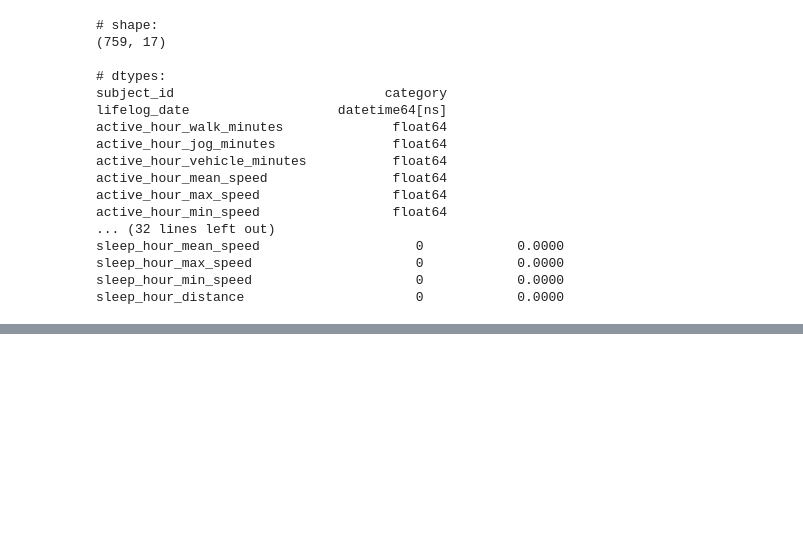
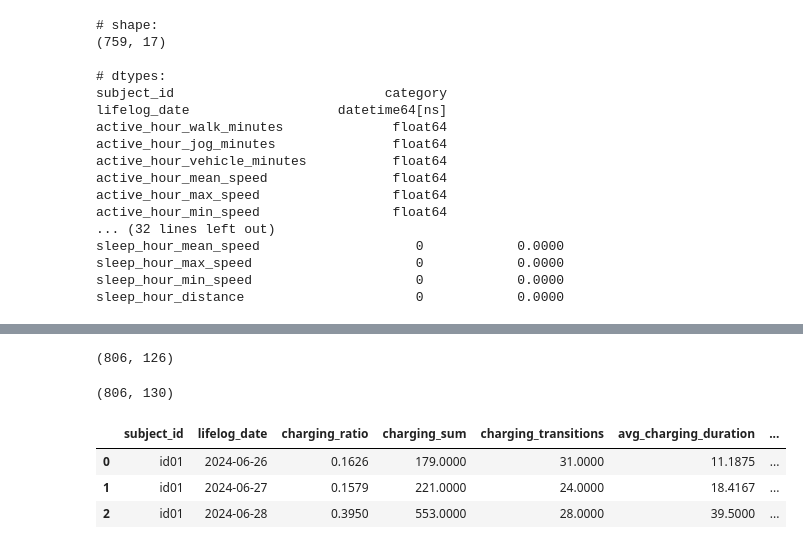
Before and after one commit to dmskorea/project8-The-4th-ETRI-AI-Human-Understanding-Competition, a Jupyter notebook: lhj/etri_refact.ipynb, the cells around one changed output, grey strips where cells are left out. Drawn from its saved outputs; the diff is of its cells as text; code cells hidden in the pictures; blank space fills up the shorter version.

```diff
--- a/lhj/etri_refact.ipynb
+++ b/lhj/etri_refact.ipynb
@@ -611,0 +1111,4 @@ np.float64(0.6271409749670619)
+# %%
+wPedo_ori = load_data(DataType.wPedo)
+wPedo_ori = shift_lifelog_date(wPedo_ori, target_hours=SLEEP_HOURS)
+len(wPedo_ori), wPedo_ori.head(1)
@@ -611,0 +1194,41 @@ np.float64(0.6271409749670619)
+# %%
+df_list = [
+    mACStatus,
+    mActivity,
+    mAmbience,
+    mBle,
+    mGps,
+    mLight,
+    mScreenStatus,
+    mUsageStats,
+    mWifi,
+    wHr,
+    wLight,
+    wPedo,
+    # ---- new ----
+    # sleepWakeCnt,
+    # exeFlag
+]
+# %%
+from functools import reduce
+
+data = reduce(lambda left, right: pd.merge(left, right, on=['subject_id', 'lifelog_date'], how='outer'), df_list)
+data.shape
+# %% [output]
+(806, 126)
+# %%
+data["month"] = data["lifelog_date"].dt.month
+data["weekday"] = data["lifelog_date"].dt.weekday
+data["weekend"] = data["weekday"].apply(lambda x: 1 if x >= 5 else 0)
+data["holiday"] = data["lifelog_date"].apply(lambda x: 1 if x in HOLIDAY_DATES else 0)
+# %%
+data.shape
+# %% [output]
+(806, 130)
+# %%
+data.head(3)
+# %% [output]
+|  | subject_id | lifelog_date | charging_ratio | charging_sum | charging_transitions | avg_charging_duration | ... |
+| 0 | id01 | 2024-06-26 | 0.1626 | 179.0000 | 31.0000 | 11.1875 | ... |
+| 1 | id01 | 2024-06-27 | 0.1579 | 221.0000 | 24.0000 | 18.4167 | ... |
+| 2 | id01 | 2024-06-28 | 0.3950 | 553.0000 | 28.0000 | 39.5000 | ... |
```
Also changed, not shown: parts of 58 cells of this notebook.
